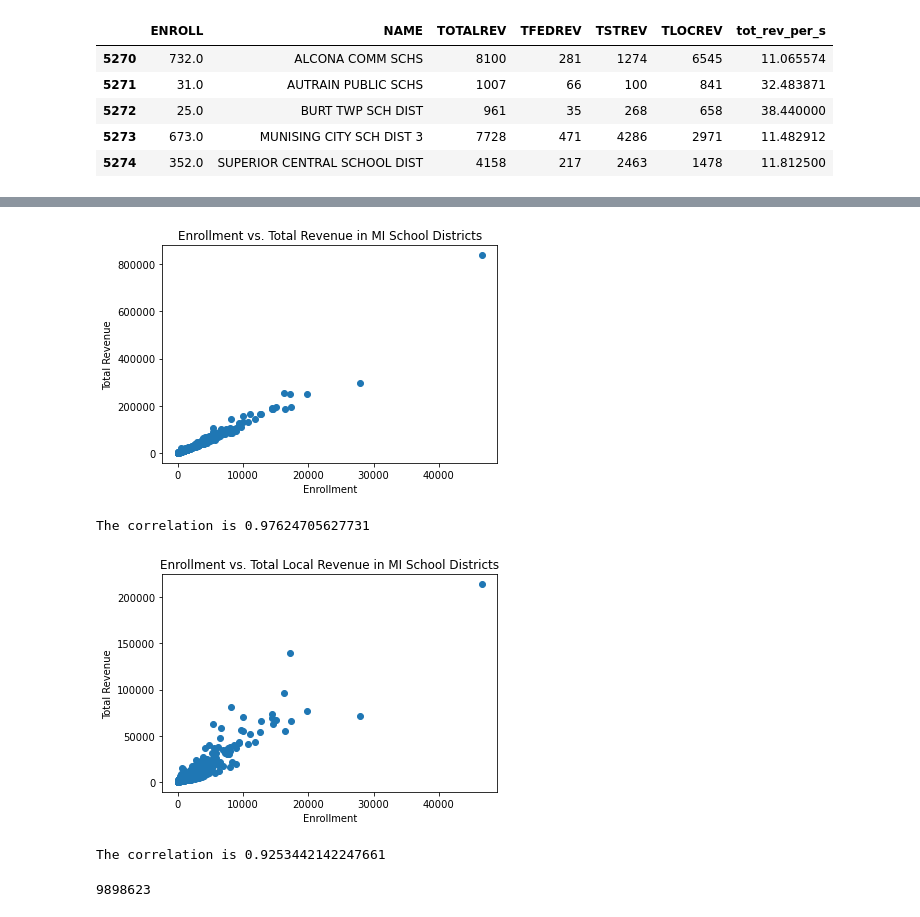
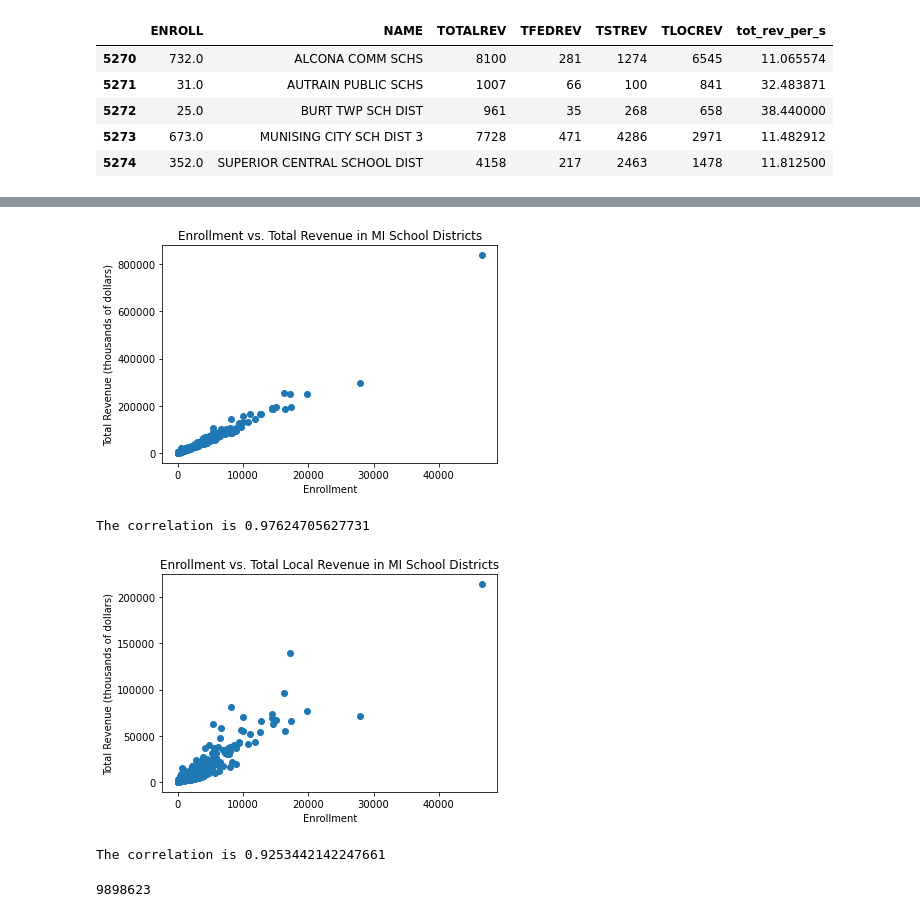
Before and after one commit to robertodiazbriones/Project_2, a Jupyter notebook: Education_finance_exploration.ipynb, the cells around one changed output, grey strips where cells are left out. Saved outputs shown, nothing was run; the diff lists cells and outputs as text; code cells hidden in the pictures.

```diff
--- a/Education_finance_exploration.ipynb
+++ b/Education_finance_exploration.ipynb
@@ -259,19 +259,19 @@ plt.show()
 # %%
 #how well does revenue correlate to number of students?
 
 plt.scatter(mi_fin_16_clean['ENROLL'], mi_fin_16_clean['TOTALREV'])
 
 plt.xlabel('Enrollment')
 plt.title('Enrollment vs. Total Revenue in MI School Districts')
-plt.ylabel('Total Revenue')
+plt.ylabel('Total Revenue (thousands of dollars)')
 
 plt.show()
 
 r_val = sp.pearsonr(mi_fin_16_clean['ENROLL'], mi_fin_16_clean['TOTALREV'])
 
 print(f'The correlation is {r_val[0]}')
 # %% [output]
-[figure, old version]
+[figure, new version]
 The correlation is 0.97624705627731
 # %%
 #how well does local revenue correlate to number of students?
@@ -280,7 +280,7 @@ plt.scatter(mi_fin_16_clean['ENROLL'], mi_fin_16_clean['TLOCREV'])
 
 plt.xlabel('Enrollment')
 plt.title('Enrollment vs. Total Local Revenue in MI School Districts')
-plt.ylabel('Total Revenue')
+plt.ylabel('Total Revenue (thousands of dollars)')
 
 plt.show()
 
@@ -288,7 +288,7 @@ r_val2 = sp.pearsonr(mi_fin_16_clean['ENROLL'], mi_fin_16_clean['TLOCREV'])
 
 print(f'The correlation is {r_val2[0]}')
 # %% [output]
-[figure, old version]
+[figure, new version]
 The correlation is 0.9253442142247661
 # %%
 # try to calculate state revenue for michigan as a safety check
```
Also changed, not shown: parts of 14 cells of this notebook.
